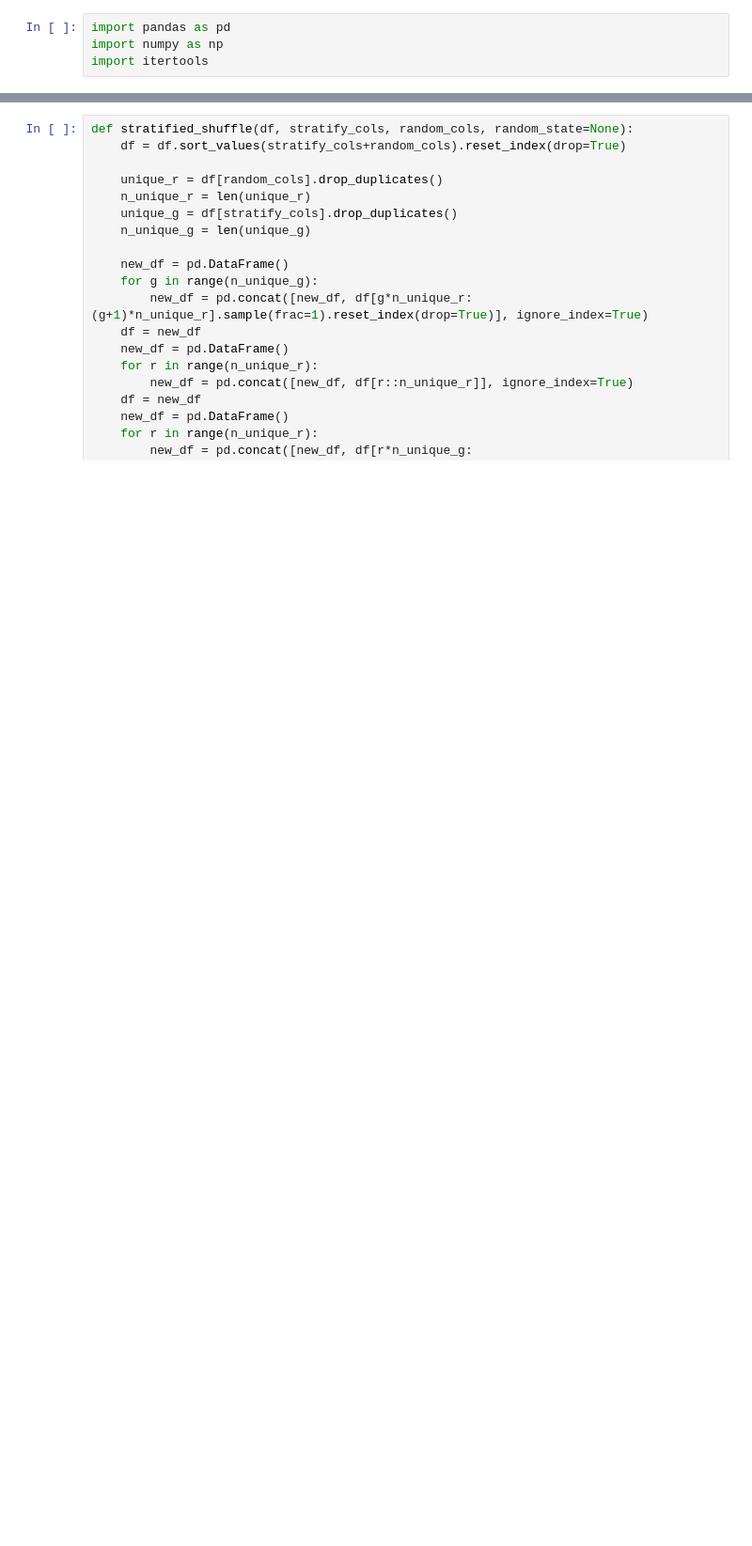
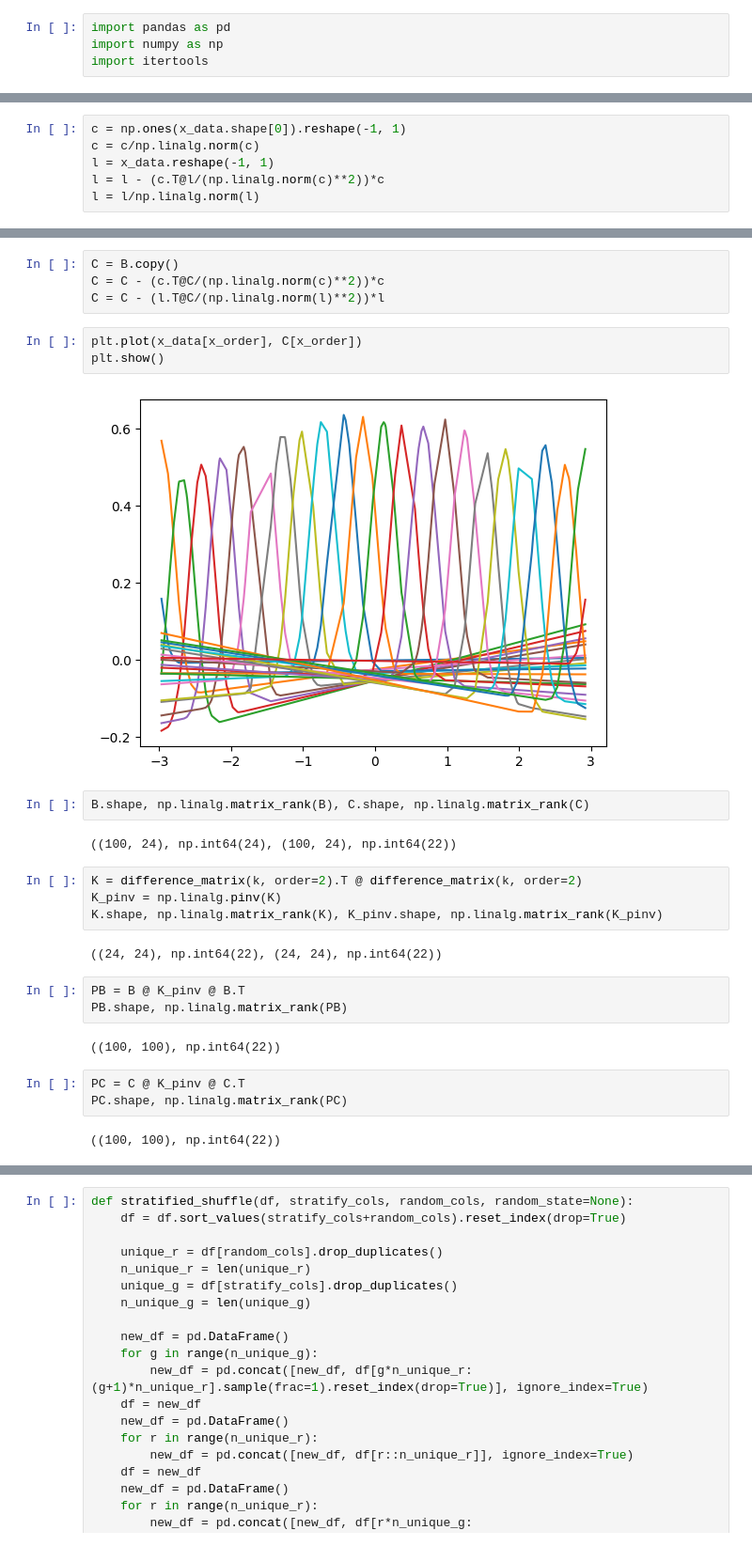
Before and after one commit to lr1021/p-splines, a Jupyter notebook: stratified_shuffle.ipynb, the cells around one changed output, grey strips where cells are left out. Shown at 94% size. Drawn from its saved outputs; the diff is of its cells as text; blank space fills up the shorter version.

```diff
--- a/stratified_shuffle.ipynb
+++ b/stratified_shuffle.ipynb
@@ -4,0 +30,6 @@ import itertools
+# %%
+c = np.ones(x_data.shape[0]).reshape(-1, 1)
+c = c/np.linalg.norm(c)
+l = x_data.reshape(-1, 1)
+l = l - (c.T@l/(np.linalg.norm(c)**2))*c
+l = l/np.linalg.norm(l)
@@ -4,0 +43,29 @@ import itertools
+# %%
+C = B.copy()
+C = C - (c.T@C/(np.linalg.norm(c)**2))*c
+C = C - (l.T@C/(np.linalg.norm(l)**2))*l
+# %%
+plt.plot(x_data[x_order], C[x_order])
+plt.show()
+# %% [output]
+[figure, added]
+# %%
+B.shape, np.linalg.matrix_rank(B), C.shape, np.linalg.matrix_rank(C)
+# %% [output]
+((100, 24), np.int64(24), (100, 24), np.int64(22))
+# %%
+K = difference_matrix(k, order=2).T @ difference_matrix(k, order=2)
+K_pinv = np.linalg.pinv(K)
+K.shape, np.linalg.matrix_rank(K), K_pinv.shape, np.linalg.matrix_rank(K_pinv)
+# %% [output]
+((24, 24), np.int64(22), (24, 24), np.int64(22))
+# %%
+PB = B @ K_pinv @ B.T
+PB.shape, np.linalg.matrix_rank(PB)
+# %% [output]
+((100, 100), np.int64(22))
+# %%
+PC = C @ K_pinv @ C.T
+PC.shape, np.linalg.matrix_rank(PC)
+# %% [output]
+((100, 100), np.int64(22))
```
Also changed, not shown: parts of 16 cells of this notebook, 9 other files.
